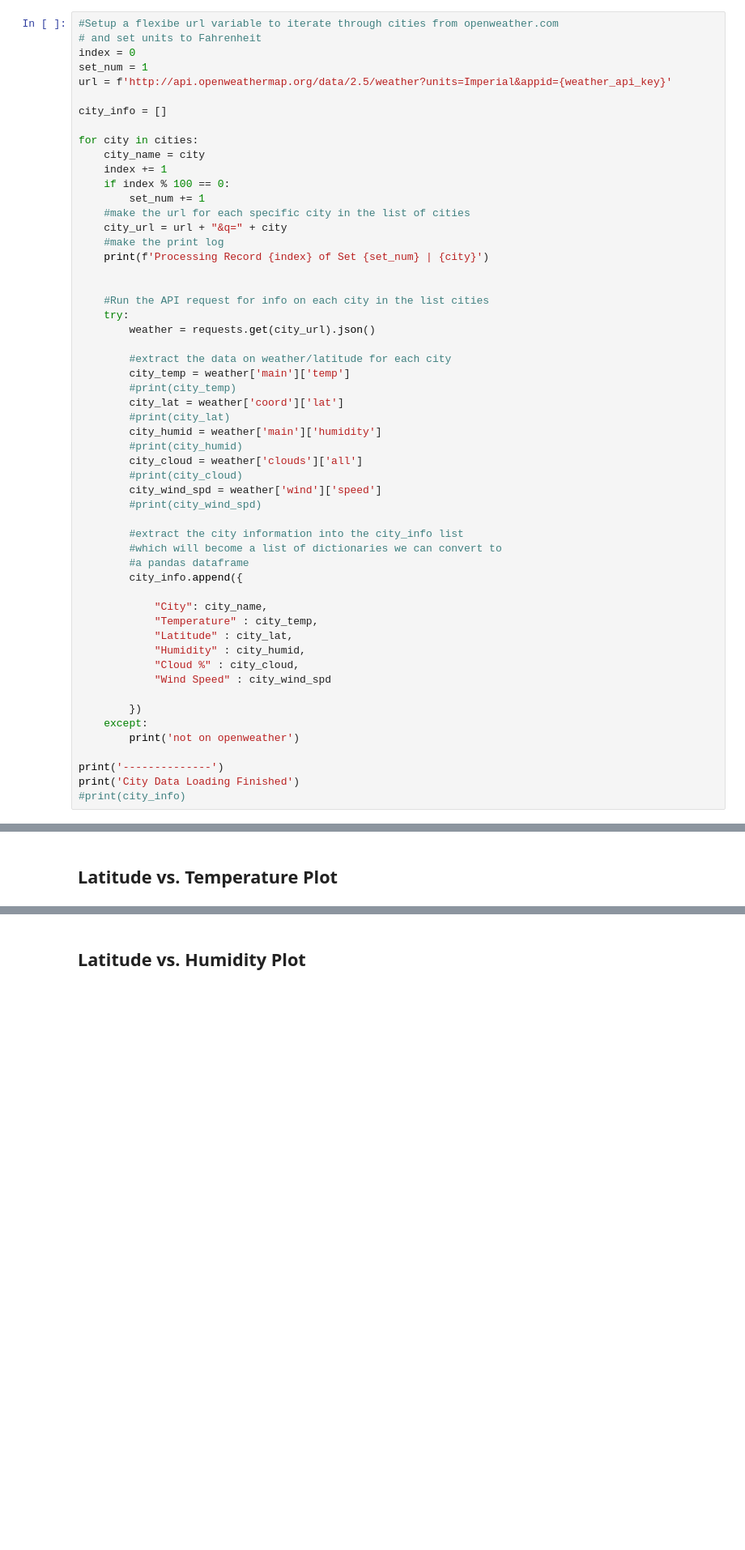
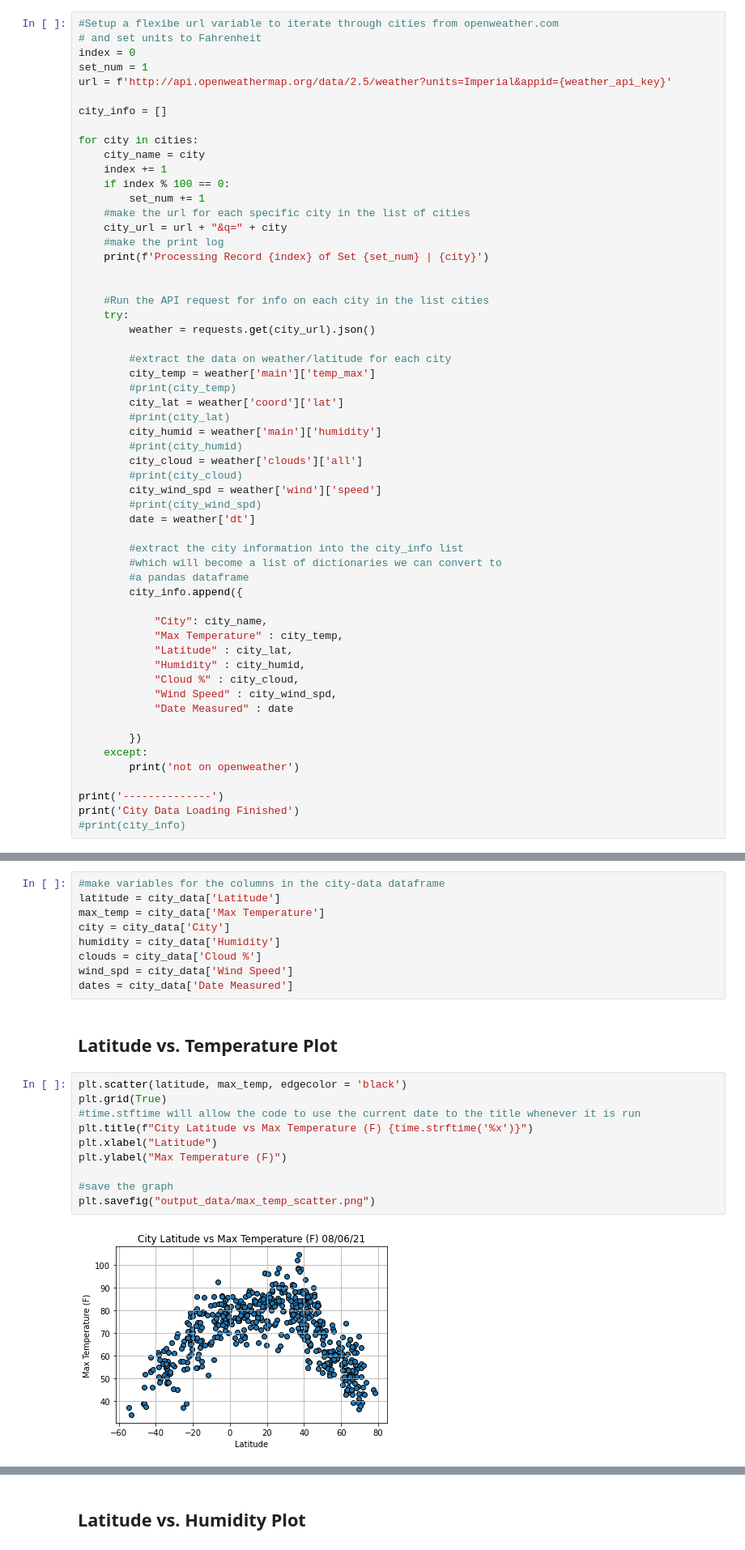
Before and after one commit to dkoski23/python-api-challenge, a Jupyter notebook: WeatherPy/WeatherPy.ipynb, the cells around one changed output, grey strips where cells are left out. Shown at 81% size. Saved outputs shown, nothing was run; the diff lists cells and outputs as text; blank space fills up the shorter version.

Commit message:
Add files via upload
First scatter plots are done, will be creating dataframes for northern/southern hemispheres next,

```diff
--- a/WeatherPy/WeatherPy.ipynb
+++ b/WeatherPy/WeatherPy.ipynb
@@ -78,7 +78,7 @@ for city in cities:
         weather = requests.get(city_url).json()
 
         #extract the data on weather/latitude for each city
-        city_temp = weather['main']['temp']
+        city_temp = weather['main']['temp_max']
         #print(city_temp)
         city_lat = weather['coord']['lat']
         #print(city_lat)
@@ -88,6 +88,7 @@ for city in cities:
         #print(city_cloud)
         city_wind_spd = weather['wind']['speed']
         #print(city_wind_spd)
+        date = weather['dt']
 
         #extract the city information into the city_info list
         #which will become a list of dictionaries we can convert to
@@ -95,11 +96,12 @@ for city in cities:
         city_info.append({
 
             "City": city_name,
-            "Temperature" : city_temp,
+            "Max Temperature" : city_temp,
             "Latitude" : city_lat,
             "Humidity" : city_humid,
             "Cloud %" : city_cloud,
-            "Wind Speed" : city_wind_spd
+            "Wind Speed" : city_wind_spd,
+            "Date Measured" : date
 
         })
     except:
@@ -145,5 +156,26 @@ Skip this step if there are no cities that have humidity > 100%.
 ## Plotting the Data
 * Use proper labeling of the plots using plot titles (including date of analysis) and axes labels.
 * Save the plotted figures as .pngs.
+# %%
+#make variables for the columns in the city-data dataframe
+latitude = city_data['Latitude']
+max_temp = city_data['Max Temperature']
+city = city_data['City']
+humidity = city_data['Humidity']
+clouds = city_data['Cloud %']
+wind_spd = city_data['Wind Speed']
+dates = city_data['Date Measured']
 # %% [markdown]
 ## Latitude vs. Temperature Plot
+# %%
+plt.scatter(latitude, max_temp, edgecolor = 'black')
+plt.grid(True)
+#time.stftime will allow the code to use the current date to the title whenever it is run
+plt.title(f"City Latitude vs Max Temperature (F) {time.strftime('%x')}")
+plt.xlabel("Latitude")
+plt.ylabel("Max Temperature (F)")
+
+#save the graph
+plt.savefig("output_data/max_temp_scatter.png")
+# %% [output]
+[figure, added]
```
Also changed, not shown: parts of 12 cells of this notebook.
